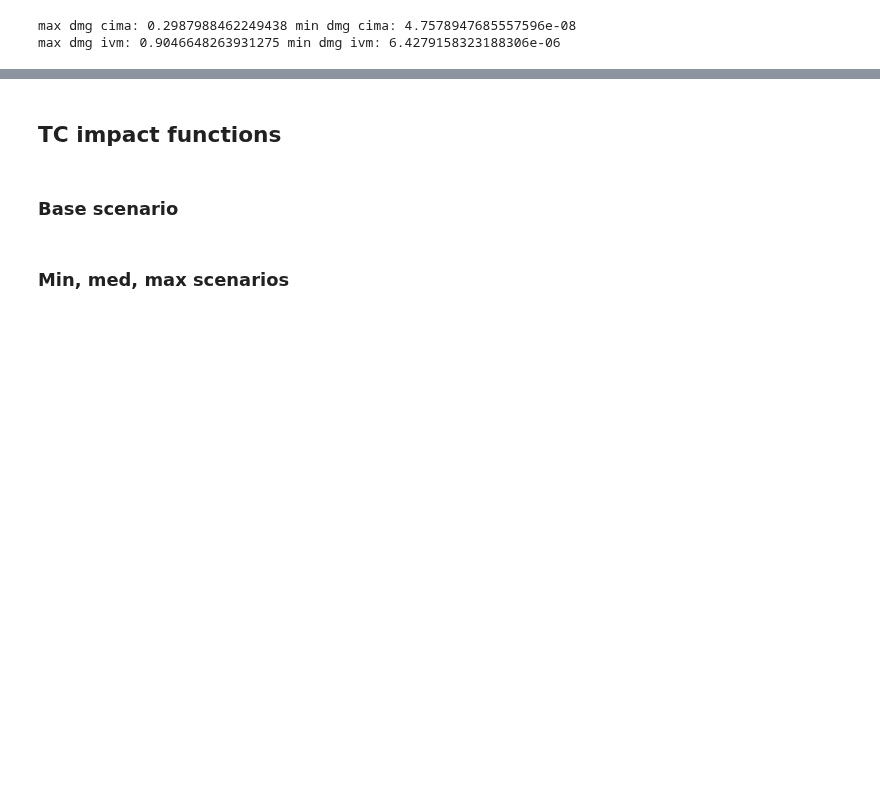
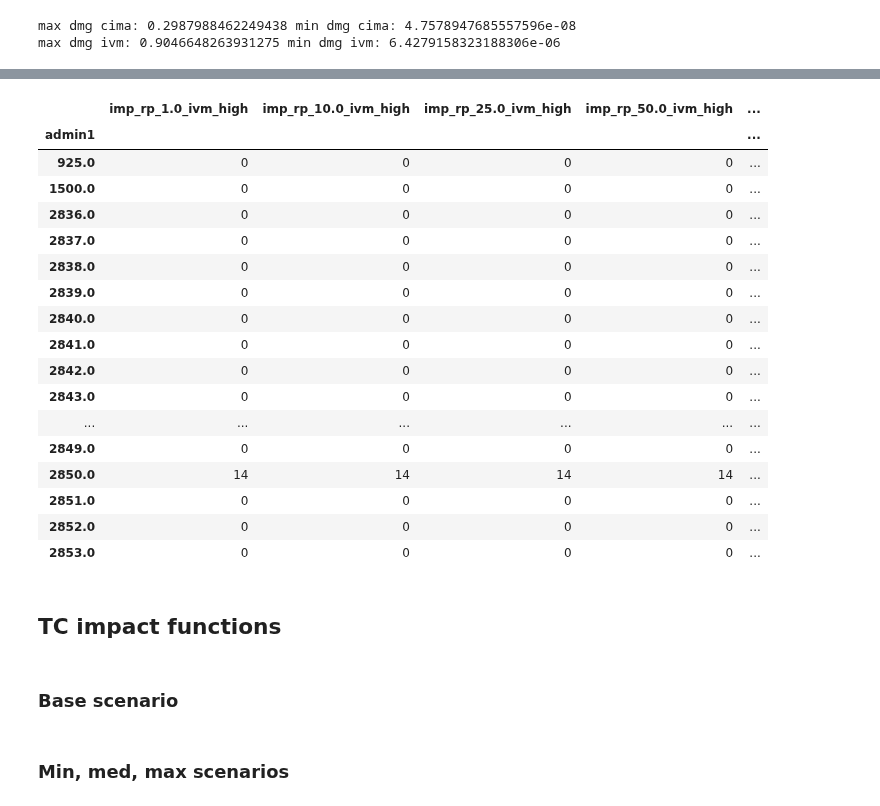
Before and after one commit to Evelyn-M/global-displacement-risk, a Jupyter notebook: doc/tutorial_building-fraction-impacts.ipynb, the cells around one changed output, grey strips where cells are left out. Saved outputs shown, nothing was run; the diff lists cells and outputs as text; code cells hidden in the pictures; blank space fills up the shorter version.

```diff
--- a/doc/tutorial_building-fraction-impacts.ipynb
+++ b/doc/tutorial_building-fraction-impacts.ipynb
@@ -171,3 +339,25 @@ displ_low_cima.toarray().shape
+# %%
+imp_ivm_high = agg_sparse_rps(displ_high_ivm, exp.gdf, rps, 'ivm_high', group_admin1=True)
+compute_aeds(imp_ivm_high, rps, 'ivm_high')
+# %% [output]
+|  | imp_rp_1.0_ivm_high | imp_rp_10.0_ivm_high | imp_rp_25.0_ivm_high | imp_rp_50.0_ivm_high | ... |
+| admin1 |  |  |  |  | ... |
+| 925.0 | 0 | 0 | 0 | 0 | ... |
+| 1500.0 | 0 | 0 | 0 | 0 | ... |
+| 2836.0 | 0 | 0 | 0 | 0 | ... |
+| 2837.0 | 0 | 0 | 0 | 0 | ... |
+| 2838.0 | 0 | 0 | 0 | 0 | ... |
+| 2839.0 | 0 | 0 | 0 | 0 | ... |
+| 2840.0 | 0 | 0 | 0 | 0 | ... |
+| 2841.0 | 0 | 0 | 0 | 0 | ... |
+| 2842.0 | 0 | 0 | 0 | 0 | ... |
+| 2843.0 | 0 | 0 | 0 | 0 | ... |
+| ... | ... | ... | ... | ... | ... |
+| 2849.0 | 0 | 0 | 0 | 0 | ... |
+| 2850.0 | 14 | 14 | 14 | 14 | ... |
+| 2851.0 | 0 | 0 | 0 | 0 | ... |
+| 2852.0 | 0 | 0 | 0 | 0 | ... |
+| 2853.0 | 0 | 0 | 0 | 0 | ... |
 # %% [markdown]
 ## TC impact functions
 # %% [markdown]
```
Also changed, not shown: parts of 20 cells of this notebook.
